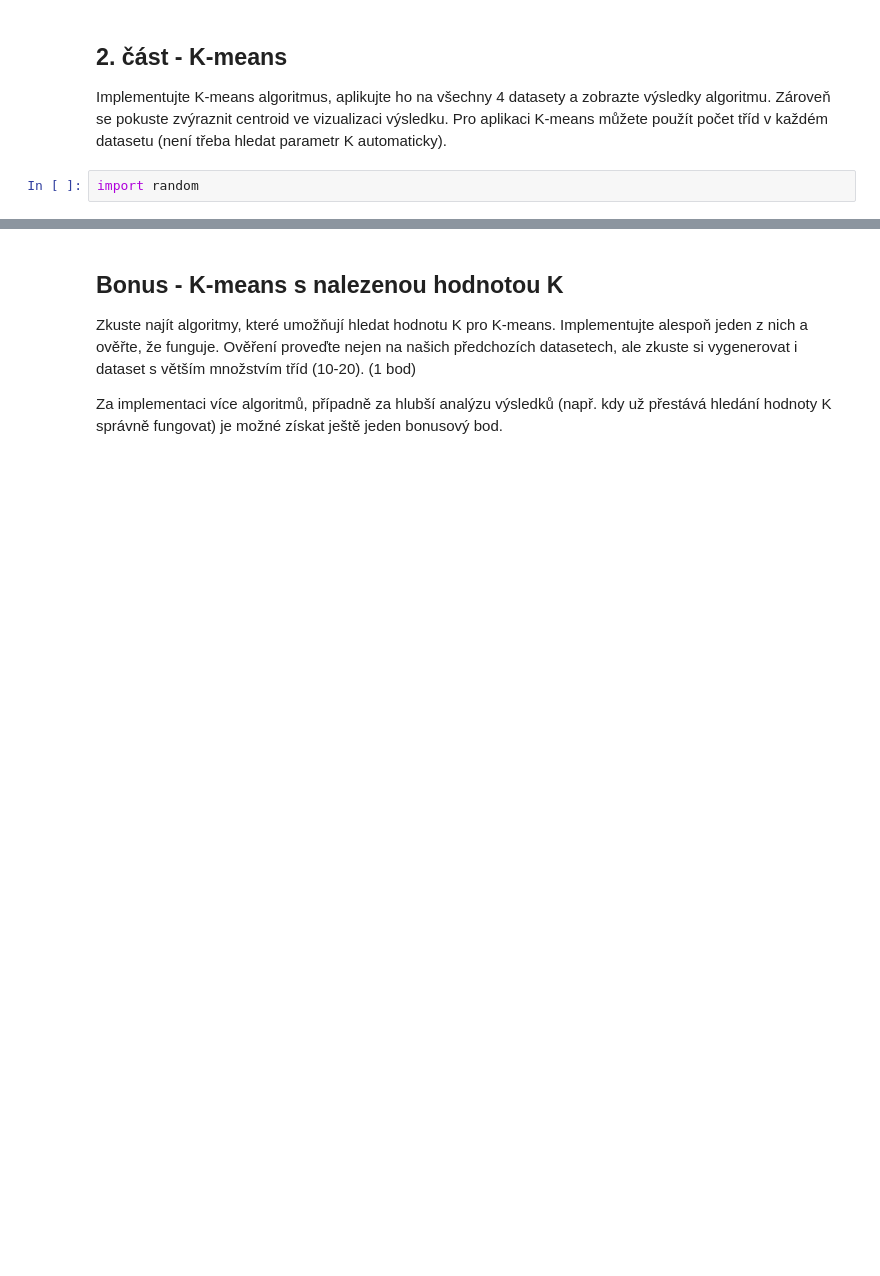
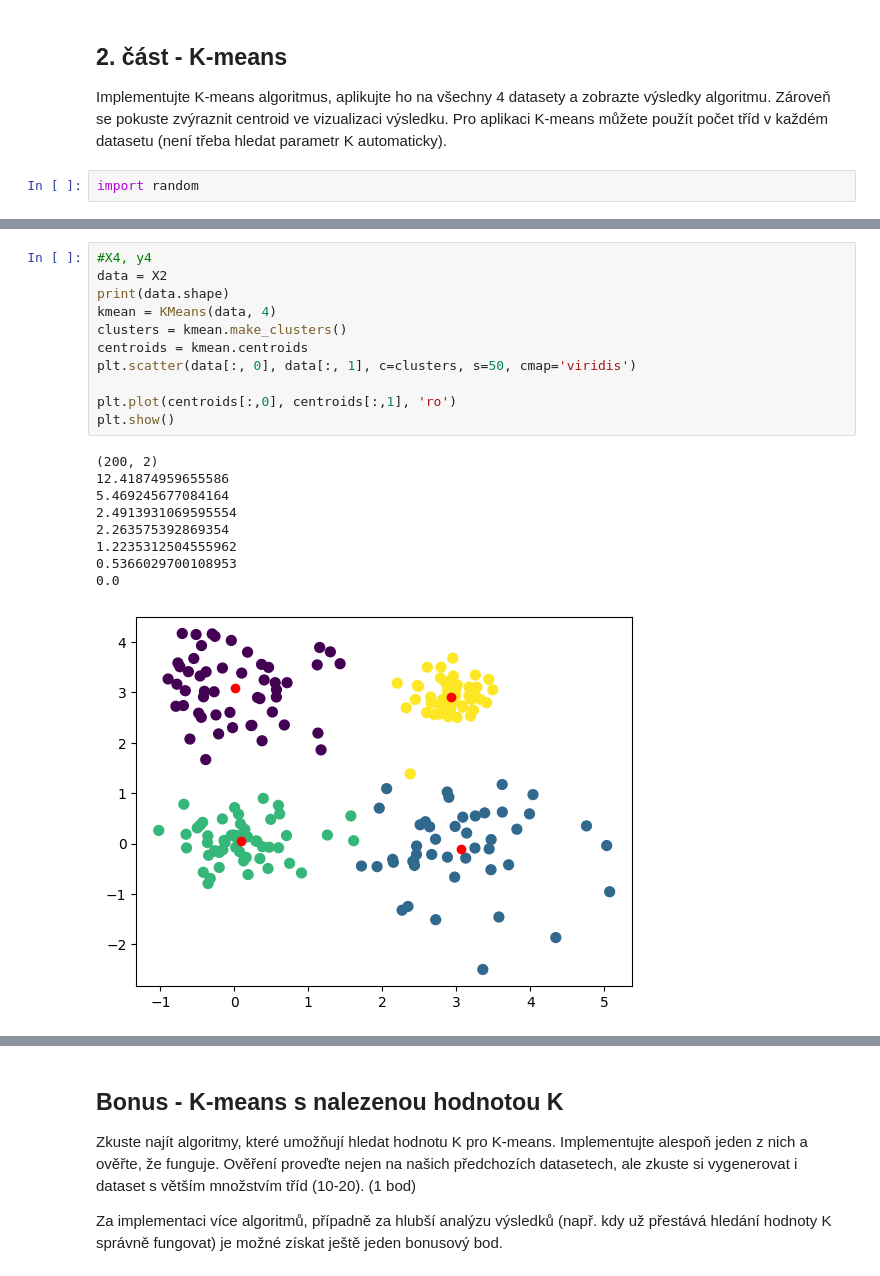
Before and after one commit to elPytel/MVD-Metody_vytezovani_dat, a Jupyter notebook: cviceni/cv07/MVD 7. cvičení.ipynb, the cells around one changed output, grey strips where cells are left out. Drawn from its saved outputs; the diff is of its cells as text; blank space fills up the shorter version.

```diff
--- a/cviceni/cv07/MVD 7. cvičení.ipynb
+++ b/cviceni/cv07/MVD 7. cvičení.ipynb
@@ -156,0 +159,21 @@ plt.show()
+# %%
+#X4, y4
+data = X2
+print(data.shape)
+kmean = KMeans(data, 4)
+clusters = kmean.make_clusters()
+centroids = kmean.centroids
+plt.scatter(data[:, 0], data[:, 1], c=clusters, s=50, cmap='viridis')
+
+plt.plot(centroids[:,0], centroids[:,1], 'ro')
+plt.show()
+# %% [output]
+(200, 2)
+12.41874959655586
+5.469245677084164
+2.4913931069595554
+2.263575392869354
+1.2235312504555962
+0.5366029700108953
+0.0
+[figure, added]
```
Also changed, not shown: parts of 4 cells of this notebook.
